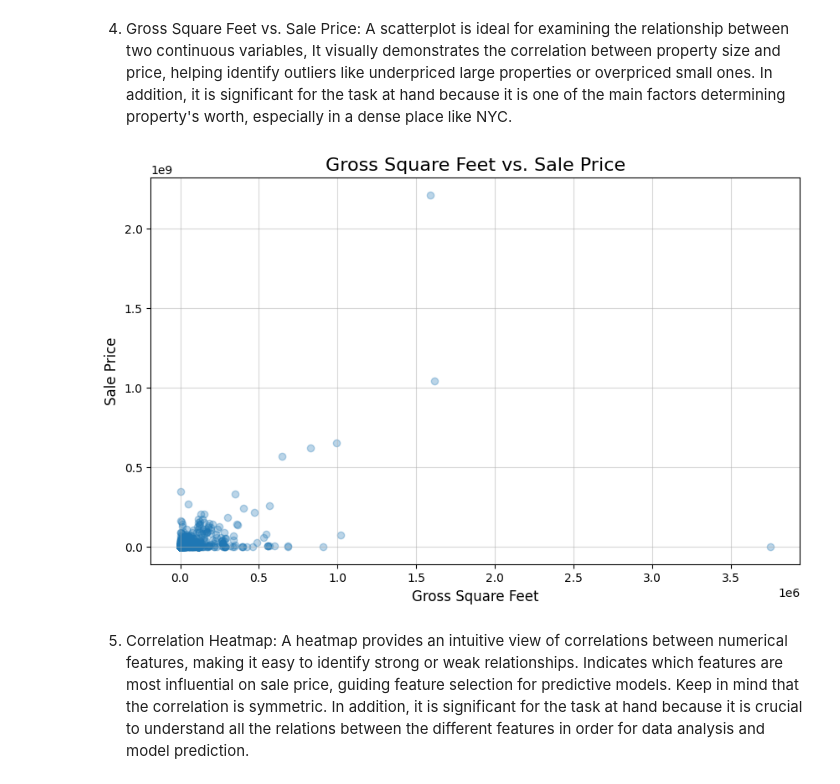
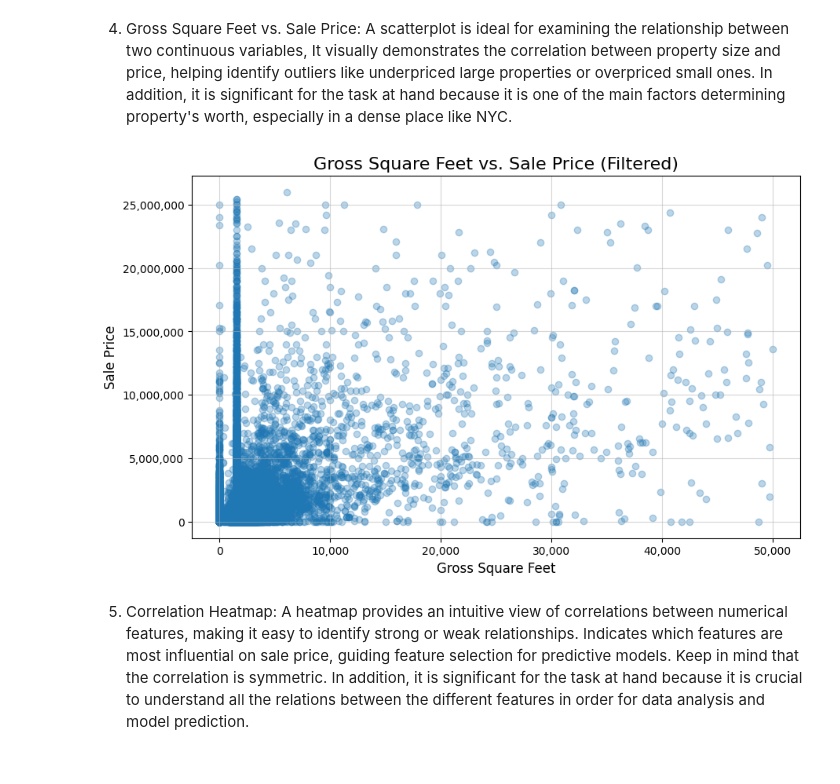
Before and after one commit to itayderazon/TabularDataScience, a Jupyter notebook: ex1.ipynb, the cells around one changed output. Cells and saved outputs as stored; diff of their text form; code cells hidden in the pictures.

```diff
--- a/ex1.ipynb
+++ b/ex1.ipynb
@@ -155,15 +155,46 @@ plt.show()
 # %% [markdown]
 4) Gross Square Feet vs. Sale Price: A scatterplot is ideal for examining the relationship between two continuous variables, It visually demonstrates the correlation between property size and price, helping identify outliers like underpriced large properties or overpriced small ones. In addition, it is significant for the task at hand because it is one of the main factors determining property's worth, especially in a dense place like NYC.
 # %%
+import numpy as np
+import matplotlib.pyplot as plt
+import matplotlib.ticker as ticker
+
+# Calculate the mean and standard deviation for SALE PRICE and GROSS SQUARE FEET
+sale_price_mean = data['SALE PRICE'].mean()
+sale_price_std = data['SALE PRICE'].std()
+gross_sqft_mean = data['GROSS SQUARE FEET'].mean()
+gross_sqft_std = data['GROSS SQUARE FEET'].std()
+
+# Define the lower and upper bounds for both variables
+sale_price_lower = sale_price_mean -  2* sale_price_std
+sale_price_upper = sale_price_mean + 2 * sale_price_std
+gross_sqft_lower = gross_sqft_mean - 2 * gross_sqft_std
+gross_sqft_upper = gross_sqft_mean + 2 * gross_sqft_std
+
+# Filter the data to include only points within the bounds for both variables
+filtered_data = data[
+    (data['SALE PRICE'] >= sale_price_lower) & (data['SALE PRICE'] <= sale_price_upper) &
+    (data['GROSS SQUARE FEET'] >= gross_sqft_lower) & (data['GROSS SQUARE FEET'] <= gross_sqft_upper)
+]
+
+# Plot the filtered data
 plt.figure(figsize=(10, 6))
-plt.scatter(data['GROSS SQUARE FEET'], data['SALE PRICE'], alpha=0.3)
-plt.title('Gross Square Feet vs. Sale Price', fontsize=16)
+plt.scatter(filtered_data['GROSS SQUARE FEET'], filtered_data['SALE PRICE'], alpha=0.3)
+
+# Formatting the plot
+plt.title('Gross Square Feet vs. Sale Price (Filtered)', fontsize=16)
 plt.xlabel('Gross Square Feet', fontsize=12)
 plt.ylabel('Sale Price', fontsize=12)
 plt.grid(alpha=0.5)
+
+# Format the axes to display in readable number format (e.g., 1M, 500k)
+formatter = ticker.FuncFormatter(lambda x, _: f'{int(x):,}')
+plt.gca().xaxis.set_major_formatter(formatter)
+plt.gca().yaxis.set_major_formatter(formatter)
+
 plt.show()
 # %% [output]
-[figure, old version]
+[figure, new version]
 # %% [markdown]
 5) Correlation Heatmap: A heatmap provides an intuitive view of correlations between numerical features, making it easy to identify strong or weak relationships. Indicates which features are most influential on sale price, guiding feature selection for predictive models. Keep in mind that the correlation is symmetric. In addition, it is significant for the task at hand because it is crucial to understand all the relations between the different features in order for data analysis and model prediction.
 # %%
```
Also changed, not shown: parts of 6 cells of this notebook.
